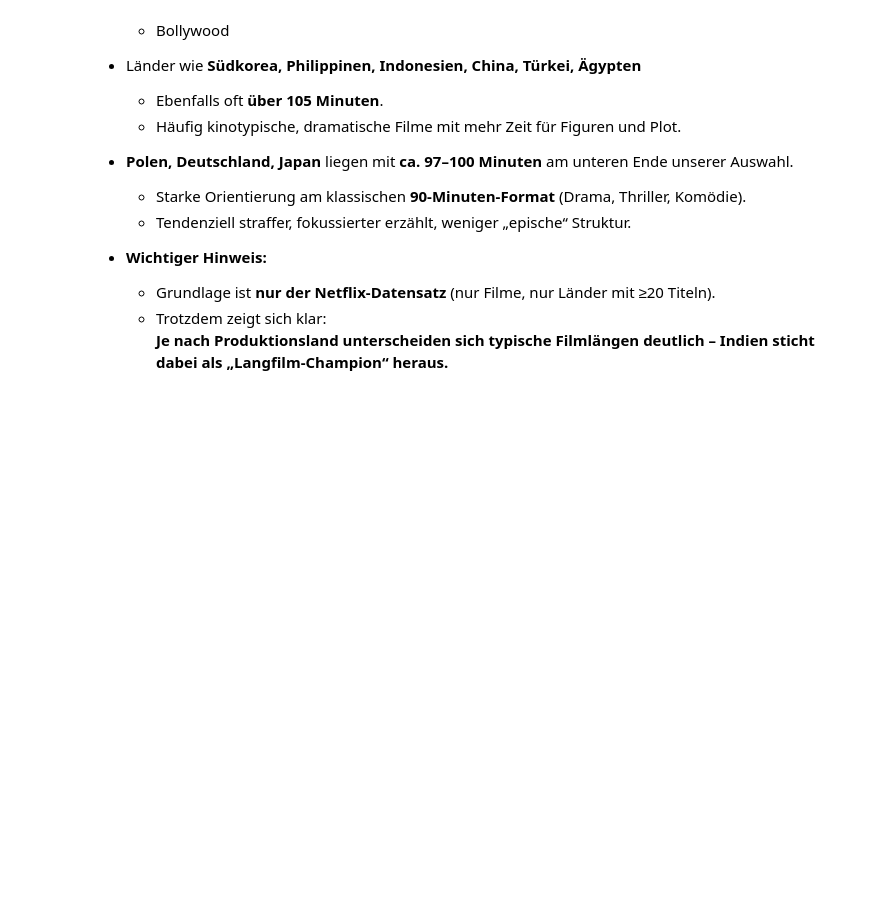
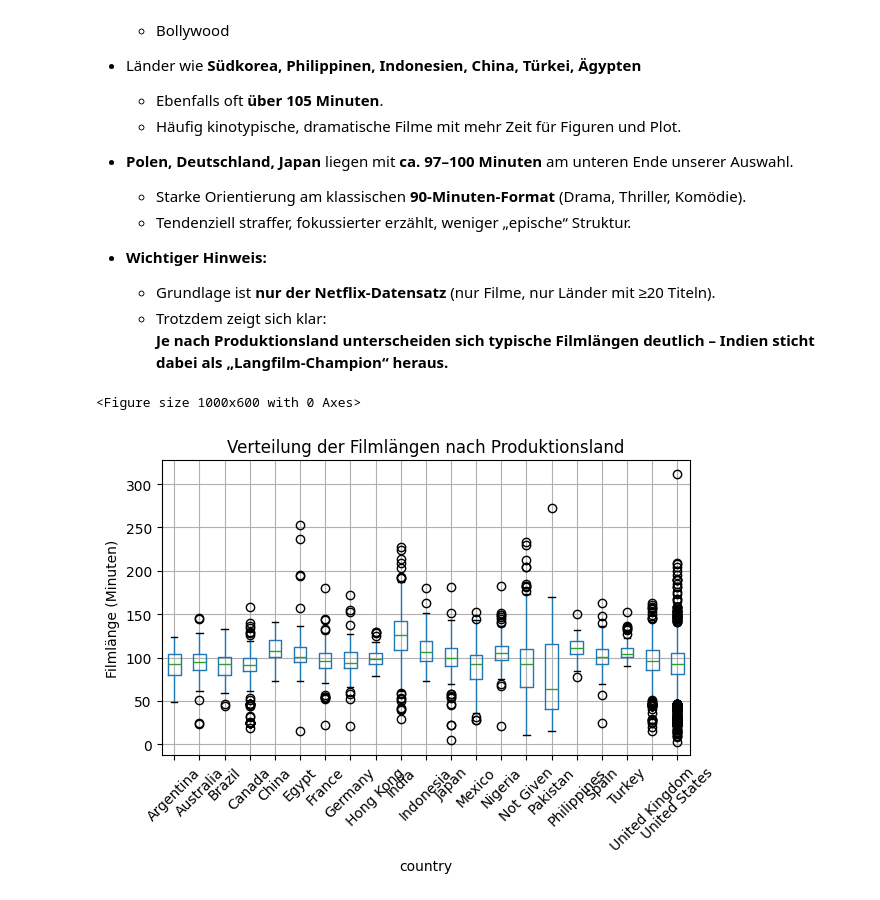
Before and after one commit to Elias-Martinelli/DVIZ_Final-Project_Netflix, a Jupyter notebook: notebooks/elias.ipynb, the cells around one changed output. Drawn from its saved outputs; the diff is of its cells as text; code cells hidden in the pictures; blank space fills up the shorter version.

```diff
--- a/notebooks/elias.ipynb
+++ b/notebooks/elias.ipynb
@@ -162,3 +162,23 @@ movies = movies.dropna(subset=["duration_min", "country"])
 movies["country"] = movies["country"].str.split(",")
 movies = movies.explode("country")
 movies["country"] = movies["country"].str.strip()
+# %%
+# Länder mit genug Filmen auswählen (z.B. >= 50 Filme)
+top_countries = (
+    movies["country"].value_counts()
+    .loc[lambda s: s >= 50]
+    .index
+)
+
+subset = movies[movies["country"].isin(top_countries)]
+
+plt.figure(figsize=(10, 6))
+subset.boxplot(column="duration_min", by="country", rot=45)
+plt.suptitle("")  # Standard-Überschrift von pandas entfernen
+plt.title("Verteilung der Filmlängen nach Produktionsland")
+plt.ylabel("Filmlänge (Minuten)")
+plt.tight_layout()
+plt.show()
+# %% [output]
+<Figure size 1000x600 with 0 Axes>
+[figure, added]
```
Also changed, not shown: parts of 4 cells of this notebook.
